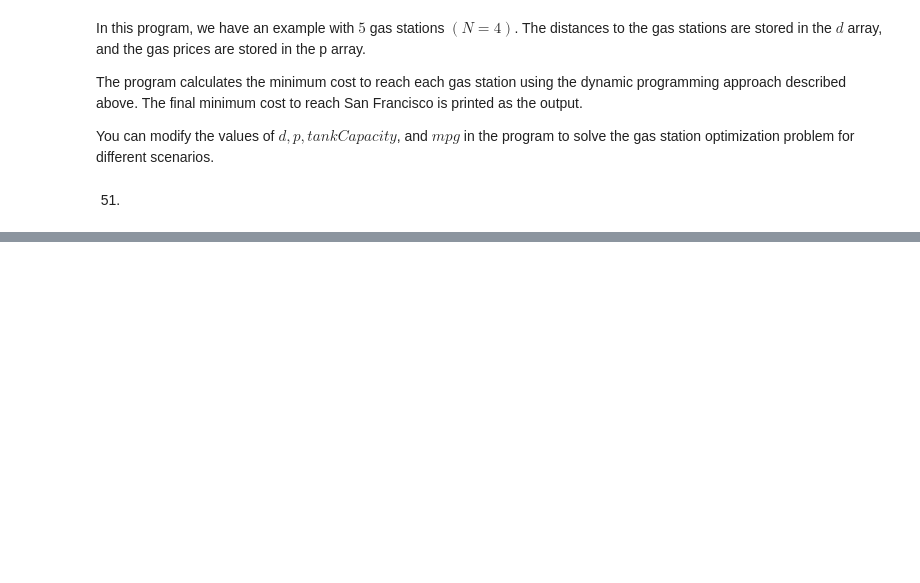
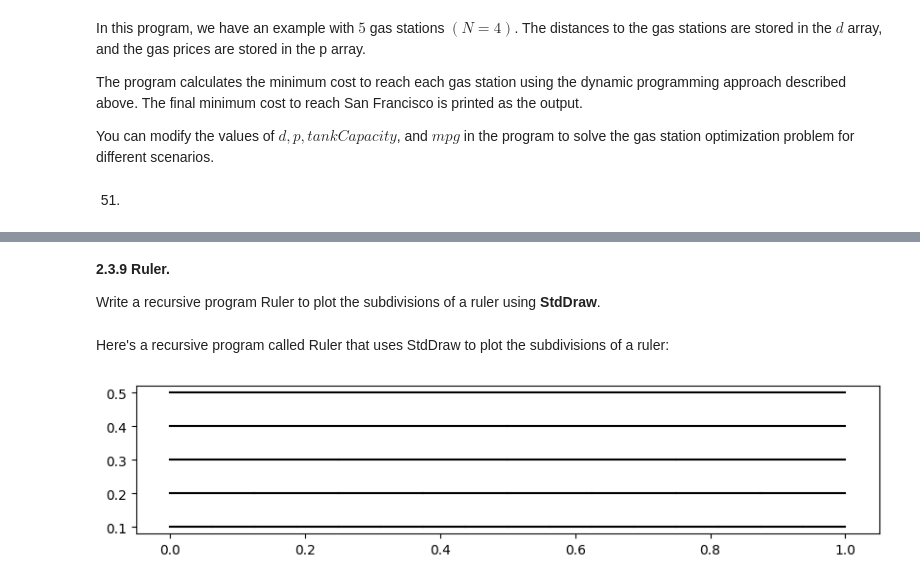
Before and after one commit to SpenBobCat/Computer_Science, a Jupyter notebook: 2_3_Recursion.ipynb, the cells around one changed output, grey strips where cells are left out. Saved outputs shown, nothing was run; the diff lists cells and outputs as text; code cells hidden in the pictures; blank space fills up the shorter version.

Commit message:
Created using Colaboratory - Update with "Optional Enrichment Exercises"

```diff
--- a/2_3_Recursion.ipynb
+++ b/2_3_Recursion.ipynb
@@ -2566,0 +2588,39 @@ You can modify the values of $d, p, tankCapacity$, and $mpg$ in the program to s
+# %% [markdown]
+**2.3.9 Ruler.**
+
+Write a recursive program Ruler to plot the subdivisions of a ruler using **StdDraw**.
+# %% [markdown]
+ Here's a recursive program called Ruler that uses StdDraw to plot the subdivisions of a ruler:
+# %%
+import matplotlib.pyplot as plt
+
+def draw_line(x, y, length):
+    plt.plot([x, x + length], [y, y], color='black')
+
+def ruler(n, x, y, length):
+    if n == 0:
+        return
+
+    draw_line(x, y, length)
+
+    y_next = y - 0.1
+
+    ruler(n - 1, x, y_next, length / 2)
+    ruler(n - 1, x + length / 2, y_next, length / 2)
+
+def main():
+    plt.figure(figsize=(10, 2))
+
+    x_start = 0
+    y_start = 0.5
+    ruler_length = 1
+
+    ruler(5, x_start, y_start, ruler_length)
+
+    plt.axis('on')
+    plt.show()
+
+if __name__ == '__main__':
+    main()
+# %% [output]
+[figure, added]
```
Also changed, not shown: parts of 15 cells of this notebook.
